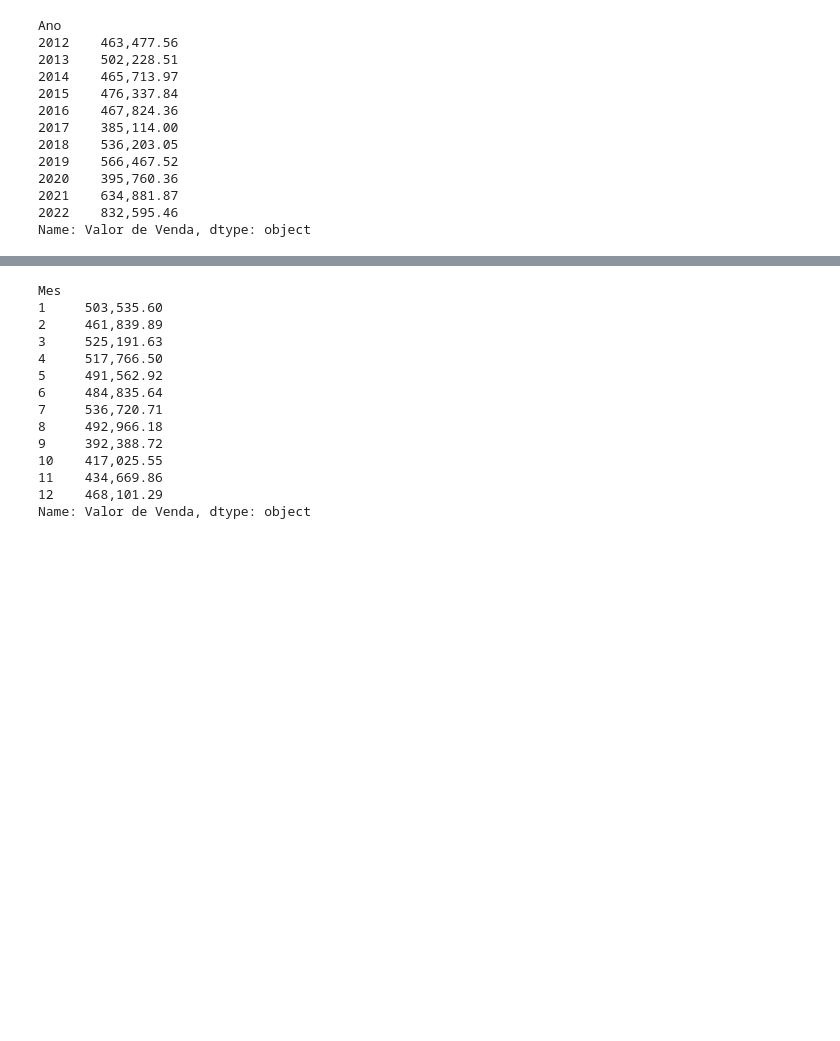
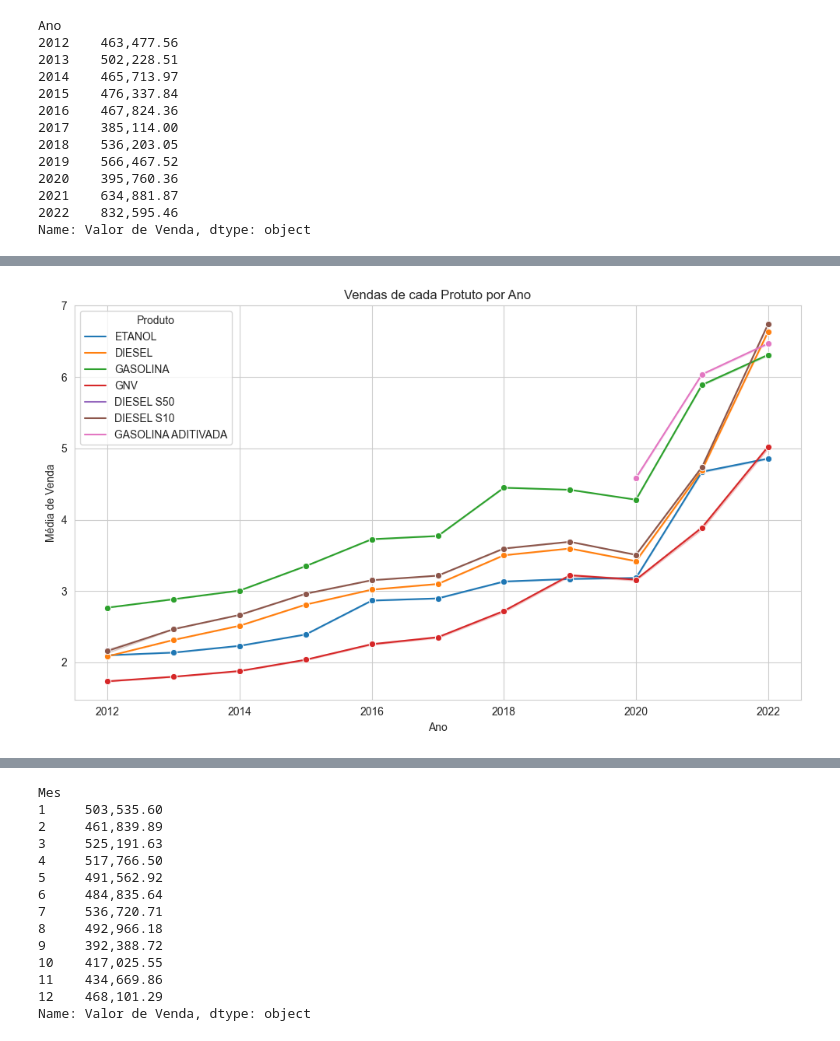
Before and after one commit to Jacksonvieira431/combustiveis_automotivos, a Jupyter notebook: 3_series_temporais.ipynb, the cells around one changed output, grey strips where cells are left out. Cells and saved outputs as stored; diff of their text form; code cells hidden in the pictures; blank space fills up the shorter version.

```diff
--- a/3_series_temporais.ipynb
+++ b/3_series_temporais.ipynb
@@ -70,0 +75,18 @@ NameError: name 'os' is not defined
+# %%
+media_vendas_por_ano = amostra_df.groupby('Ano')['Valor de Venda'].mean()
+
+sns.set_style("whitegrid")
+plt.figure(figsize=(10, 6))
+
+grafico_ano = sns.lineplot(amostra_df, x="Ano", y="Valor de Venda", hue='Produto', marker="o")
+
+plt.title("Vendas de cada Protuto por Ano")
+plt.xlabel("Ano")
+plt.ylabel("Média de Venda")
+
+plt.tight_layout()
+plt.savefig("Graficos_Seres_Temporais/Vendas-de-cada-Protuto-por-Ano.png")
+
+plt.show()
+# %% [output]
+[figure, added]
```
Also changed, not shown: parts of 12 cells of this notebook, 13 other files.
